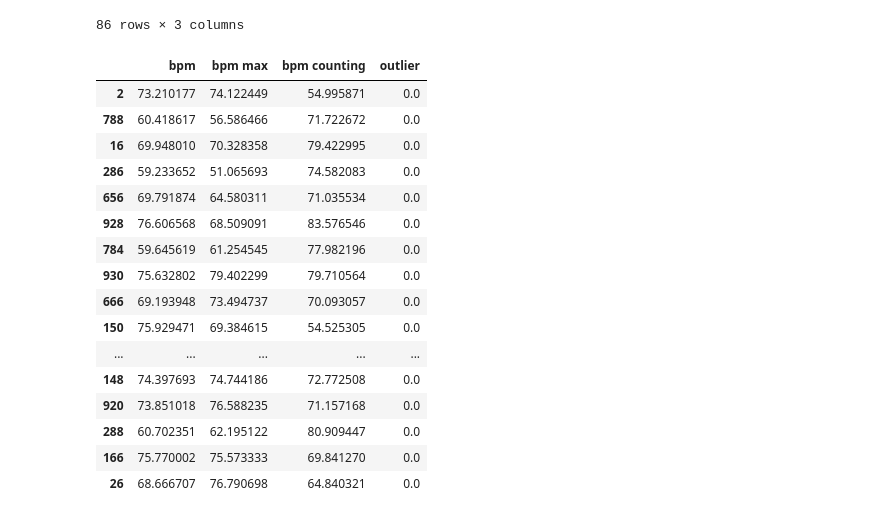
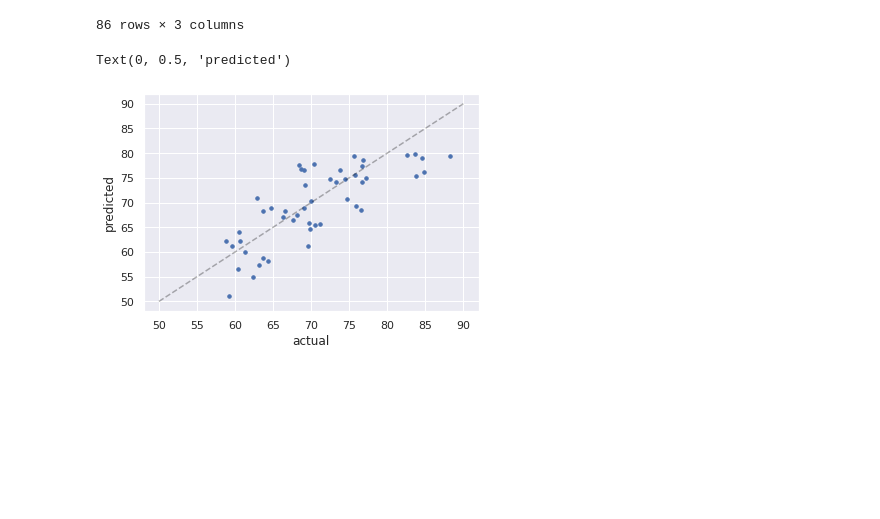
Before and after one commit to pouya-parsa/heart_rate_estimation, a Jupyter notebook: HR_estimation.ipynb, the cells around one changed output. Drawn from its saved outputs; the diff is of its cells as text; code cells hidden in the pictures; blank space fills up the shorter version.

```diff
--- a/HR_estimation.ipynb
+++ b/HR_estimation.ipynb
@@ -439,24 +468,12 @@ def outlier(row):
 df_processed = df_processed.apply(outlier, axis=1)
 # %%
 df_inlier = df_processed[df_processed["outlier"] == 0.0]
-# %%
-df_inlier
-# %% [output]
-|  | bpm | bpm max | bpm counting | outlier |
-| 2 | 73.210177 | 74.122449 | 54.995871 | 0.0 |
-| 788 | 60.418617 | 56.586466 | 71.722672 | 0.0 |
-| 16 | 69.948010 | 70.328358 | 79.422995 | 0.0 |
-| 286 | 59.233652 | 51.065693 | 74.582083 | 0.0 |
-| 656 | 69.791874 | 64.580311 | 71.035534 | 0.0 |
-| 928 | 76.606568 | 68.509091 | 83.576546 | 0.0 |
-| 784 | 59.645619 | 61.254545 | 77.982196 | 0.0 |
-| 930 | 75.632802 | 79.402299 | 79.710564 | 0.0 |
-| 666 | 69.193948 | 73.494737 | 70.093057 | 0.0 |
-| 150 | 75.929471 | 69.384615 | 54.525305 | 0.0 |
-| ... | ... | ... | ... | ... |
-| 148 | 74.397693 | 74.744186 | 72.772508 | 0.0 |
-| 920 | 73.851018 | 76.588235 | 71.157168 | 0.0 |
-| 288 | 60.702351 | 62.195122 | 80.909447 | 0.0 |
-| 166 | 75.770002 | 75.573333 | 69.841270 | 0.0 |
-| 26 | 68.666707 | 76.790698 | 64.840321 | 0.0 |
+# %%
+plt.scatter(df_inlier["bpm"], df_inlier["bpm max"], alpha=1, s=12)
+plt.plot([50, 90], [50, 90], ls="--", c='black', alpha=0.3)
+plt.xlabel("actual")
+plt.ylabel("predicted")
+# %% [output]
+Text(0, 0.5, 'predicted')
+[figure, added]
 # %%
```
Also changed, not shown: parts of 4 cells of this notebook, 4 other files.
